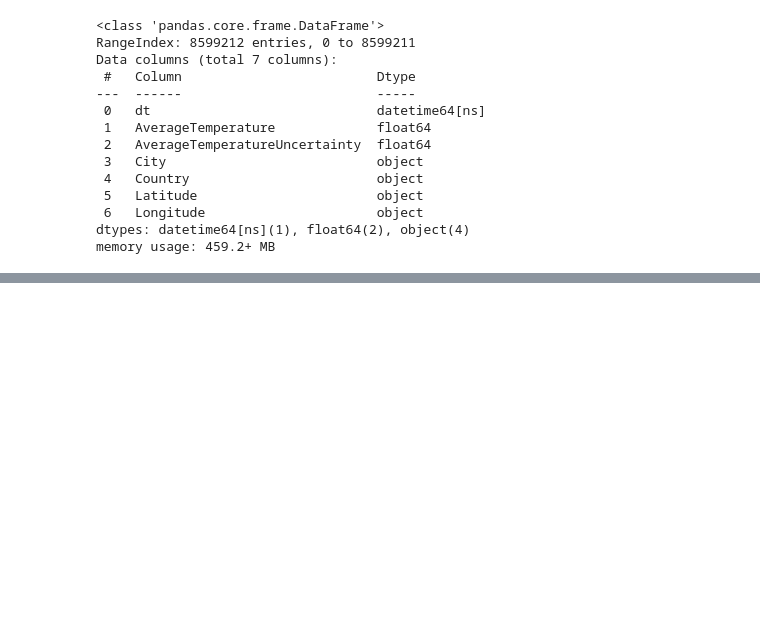
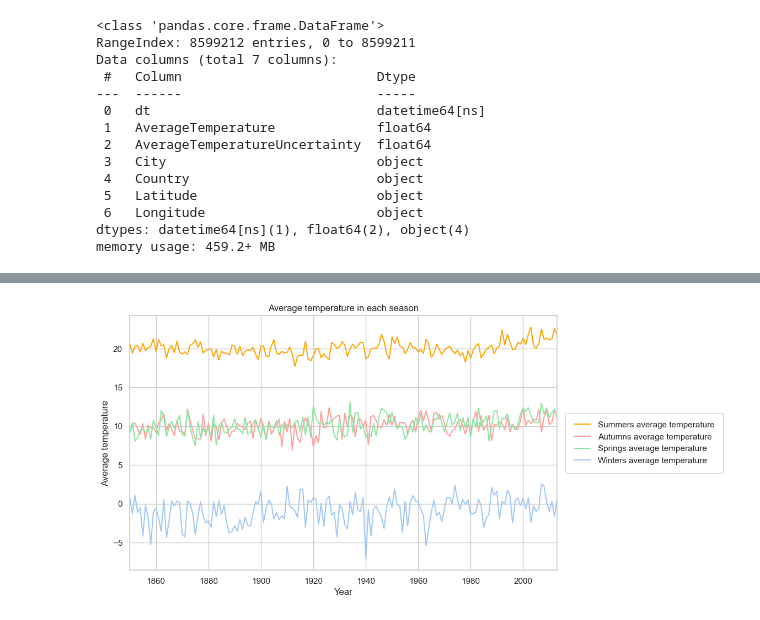
Before and after one commit to bankimiki1/ProjectI_source, a Jupyter notebook: Data_visualization_and_prediction.ipynb, the cells around one changed output, grey strips where cells are left out. Saved outputs shown, nothing was run; the diff lists cells and outputs as text; code cells hidden in the pictures; blank space fills up the shorter version.

```diff
--- a/Data_visualization_and_prediction.ipynb
+++ b/Data_visualization_and_prediction.ipynb
@@ -44,0 +78,47 @@ visualization_function("Date","Temperature","Avarage temperature (Celsius)", ["T
+# %%
+
+def get_season(month):
+    if month >= 3 and month <= 5:
+        return 'spring'
+    elif month >= 6 and month <= 8:
+        return 'summer'
+    elif month >= 9 and month <= 11:
+        return 'autumn'
+    else:
+        return 'winter'
+
+min_year = df_budapest['Year'].min()
+max_year = df_budapest['Year'].max()
+years = range(min_year, max_year + 1)
+
+df_budapest['season'] = df_budapest['Month'].apply(get_season)
+
+spring_temps = []
+summer_temps = []
+autumn_temps = []
+winter_temps = []
+
+for year in years:
+    curr_years_data = df_budapest[df_budapest['Year'] == year]
+    spring_temps.append(curr_years_data[curr_years_data['season'] == 'spring']['AverageTemperature'].mean())
+    summer_temps.append(curr_years_data[curr_years_data['season'] == 'summer']['AverageTemperature'].mean())
+    autumn_temps.append(curr_years_data[curr_years_data['season'] == 'autumn']['AverageTemperature'].mean())
+    winter_temps.append(curr_years_data[curr_years_data['season'] == 'winter']['AverageTemperature'].mean())
+
+sns.set(style="whitegrid")
+sns.set_color_codes("pastel")
+f, ax = plt.subplots(figsize=(10, 6))
+
+plt.plot(years, summer_temps, label='Summers average temperature', color='orange')
+plt.plot(years, autumn_temps, label='Autumns average temperature', color='r')
+plt.plot(years, spring_temps, label='Springs average temperature', color='g')
+plt.plot(years, winter_temps, label='Winters average temperature', color='b')
+
+plt.xlim(min_year, max_year)
+
+ax.set_ylabel('Average temperature')
+ax.set_xlabel('Year')
+ax.set_title('Average temperature in each season')
+legend = plt.legend(loc='center left', bbox_to_anchor=(1, 0.5), frameon=True, borderpad=1, borderaxespad=1)
+# %% [output]
+[figure, added]
```
Also changed, not shown: parts of 10 cells of this notebook.
